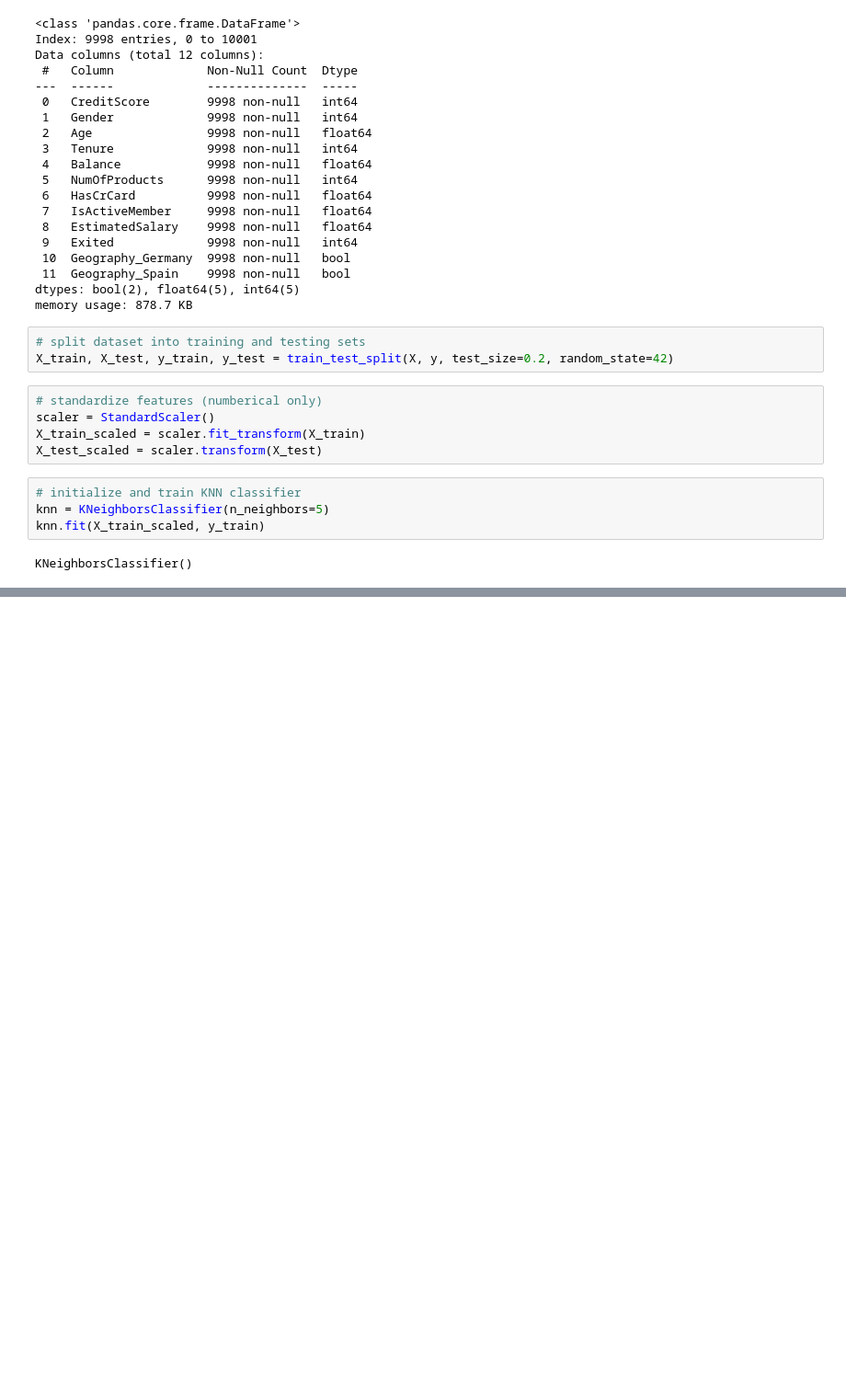
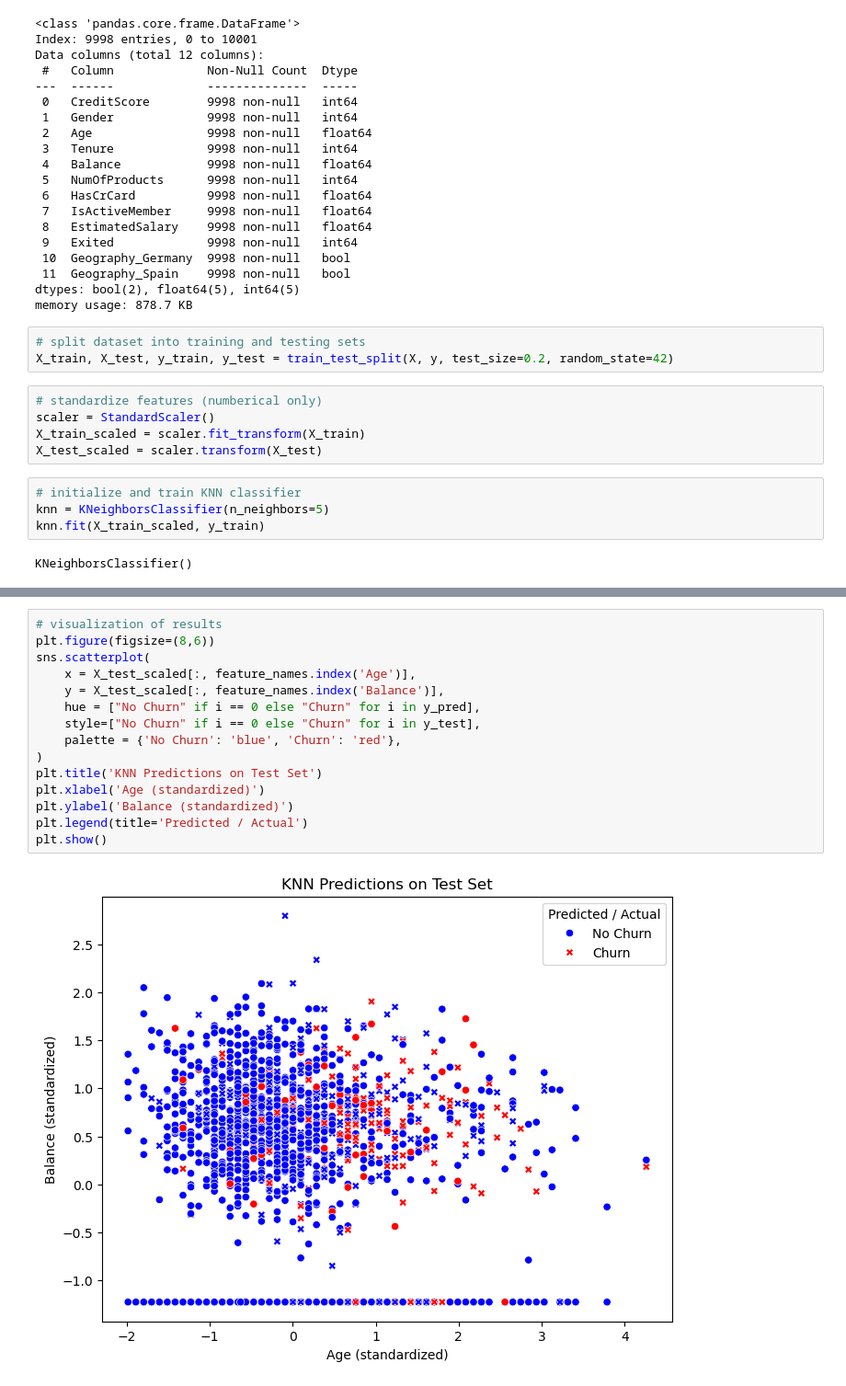
Before and after one commit to Pankaj-Str/Complete-Python-Mastery, a Jupyter notebook: 00 Examples/lecture08/Sep 4 2025/casestudy01.ipynb, the cells around one changed output, grey strips where cells are left out. Shown at 92% size. Cells and saved outputs as stored; diff of their text form; blank space fills up the shorter version.

```diff
--- a/00 Examples/lecture08/Sep 4 2025/casestudy01.ipynb
+++ b/00 Examples/lecture08/Sep 4 2025/casestudy01.ipynb
@@ -127,0 +138,17 @@ print(classification_report(y_test, y_pred , target_names=['Not Churn', 'Churn']
+# %%
+# visualization of results
+plt.figure(figsize=(8,6))
+sns.scatterplot(
+    x = X_test_scaled[:, feature_names.index('Age')],
+    y = X_test_scaled[:, feature_names.index('Balance')],
+    hue = ["No Churn" if i == 0 else "Churn" for i in y_pred],
+    style=["No Churn" if i == 0 else "Churn" for i in y_test],
+    palette = {'No Churn': 'blue', 'Churn': 'red'},
+)
+plt.title('KNN Predictions on Test Set')
+plt.xlabel('Age (standardized)')
+plt.ylabel('Balance (standardized)')
+plt.legend(title='Predicted / Actual')
+plt.show()
+# %% [output]
+[figure, added]
```
Also changed, not shown: parts of 1 cell of this notebook.
